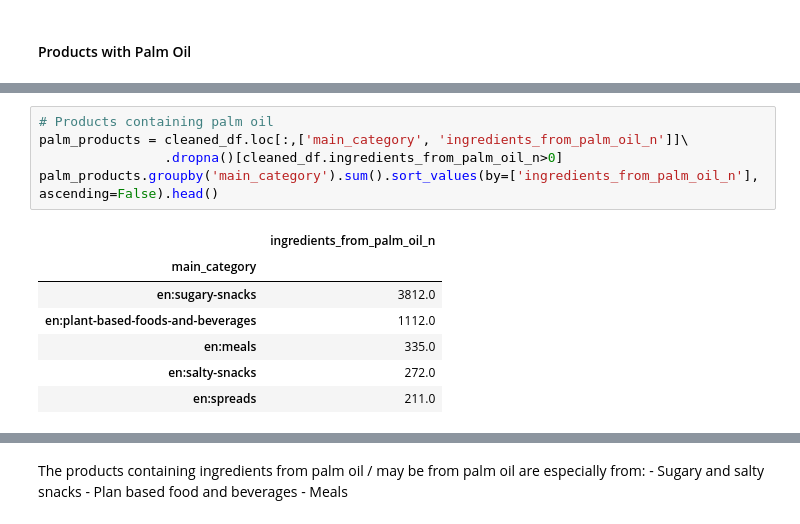
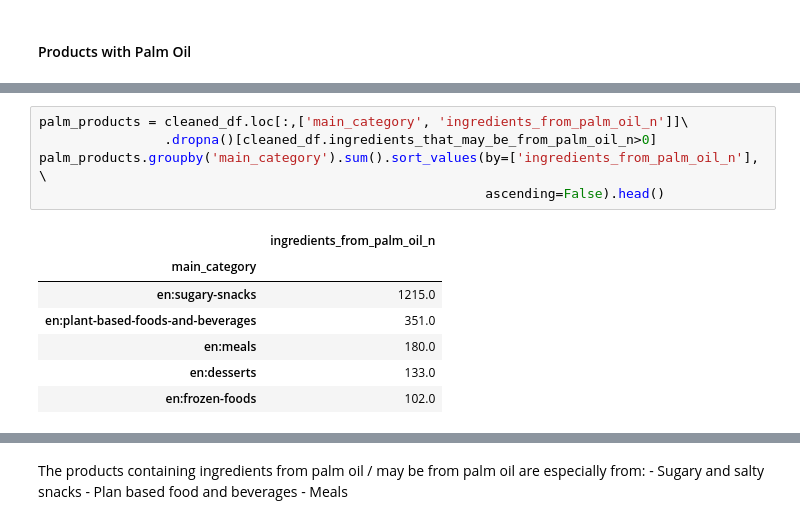
Before and after one commit to aelamran/ADA-project1-Openfoodfacts, a Jupyter notebook: Open Food Fact.ipynb, the cells around one changed output, grey strips where cells are left out. Drawn from its saved outputs; the diff is of its cells as text.

```diff
--- a/Open Food Fact.ipynb
+++ b/Open Food Fact.ipynb
@@ -300,13 +335,13 @@ plt.show()
 # %%
-# Products containing palm oil
 palm_products = cleaned_df.loc[:,['main_category', 'ingredients_from_palm_oil_n']]\
-                .dropna()[cleaned_df.ingredients_from_palm_oil_n>0]
-palm_products.groupby('main_category').sum().sort_values(by=['ingredients_from_palm_oil_n'], ascending=False).head()
+                .dropna()[cleaned_df.ingredients_that_may_be_from_palm_oil_n>0]
+palm_products.groupby('main_category').sum().sort_values(by=['ingredients_from_palm_oil_n'], \
+                                                         ascending=False).head()
 # %% [output]
 |  | ingredients_from_palm_oil_n |
 | main_category |  |
-| en:sugary-snacks | 3812.0 |
-| en:plant-based-foods-and-beverages | 1112.0 |
-| en:meals | 335.0 |
-| en:salty-snacks | 272.0 |
-| en:spreads | 211.0 |
+| en:sugary-snacks | 1215.0 |
+| en:plant-based-foods-and-beverages | 351.0 |
+| en:meals | 180.0 |
+| en:desserts | 133.0 |
+| en:frozen-foods | 102.0 |
```
Also changed, not shown: parts of 21 cells of this notebook.
